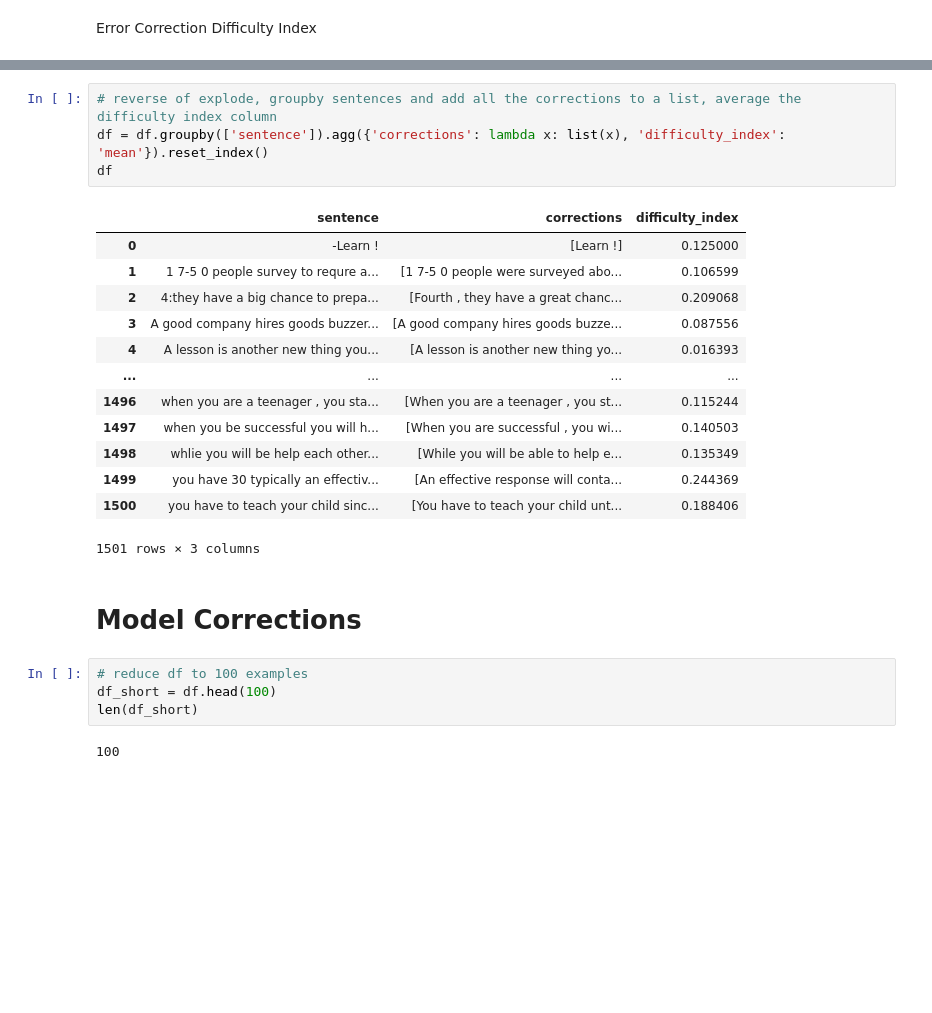
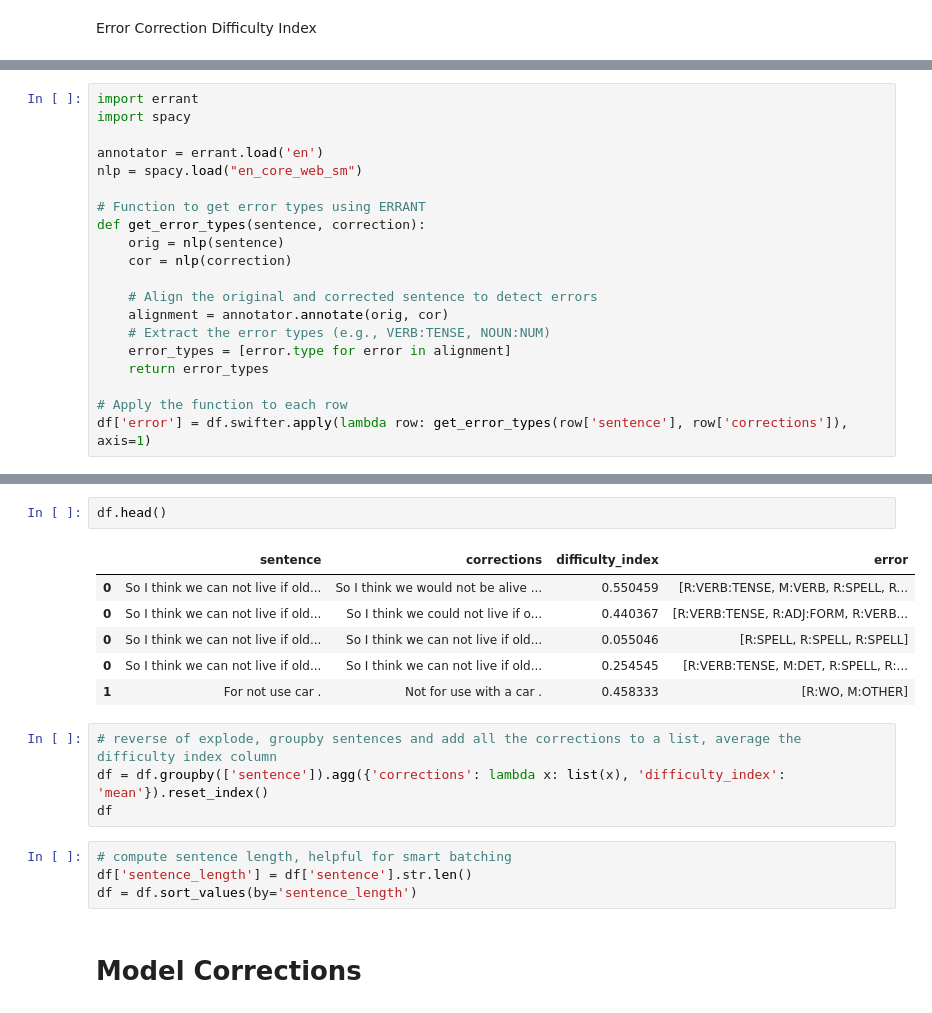
Before and after one commit to Sopralapanca/jet-brains-internship-challenge, a Jupyter notebook: [JBI]ImprovingWritingAssistance.ipynb, the cells around one changed output, grey strips where cells are left out. Drawn from its saved outputs; the diff is of its cells as text; blank space fills up the shorter version.

```diff
--- a/[JBI]ImprovingWritingAssistance.ipynb
+++ b/[JBI]ImprovingWritingAssistance.ipynb
@@ -310,0 +362,20 @@ df.head()
+# %%
+import errant
+import spacy
+
+annotator = errant.load('en')
+nlp = spacy.load("en_core_web_sm")
+
+# Function to get error types using ERRANT
+def get_error_types(sentence, correction):
+    orig = nlp(sentence)
+    cor = nlp(correction)
+
+    # Align the original and corrected sentence to detect errors
+    alignment = annotator.annotate(orig, cor)
+    # Extract the error types (e.g., VERB:TENSE, NOUN:NUM)
+    error_types = [error.type for error in alignment]
+    return error_types
+
+# Apply the function to each row
+df['error'] = df.swifter.apply(lambda row: get_error_types(row['sentence'], row['corrections']), axis=1)
@@ -311,26 +400,19 @@ df.head()
+# %%
+df.head()
+# %% [output]
+|  | sentence | corrections | difficulty_index | error |
+| 0 | So I think we can not live if old... | So I think we would not be alive ... | 0.550459 | [R:VERB:TENSE, M:VERB, R:SPELL, R... |
+| 0 | So I think we can not live if old... | So I think we could not live if o... | 0.440367 | [R:VERB:TENSE, R:ADJ:FORM, R:VERB... |
+| 0 | So I think we can not live if old... | So I think we can not live if old... | 0.055046 | [R:SPELL, R:SPELL, R:SPELL] |
+| 0 | So I think we can not live if old... | So I think we can not live if old... | 0.254545 | [R:VERB:TENSE, M:DET, R:SPELL, R:... |
+| 1 | For not use car . | Not for use with a car . | 0.458333 | [R:WO, M:OTHER] |
 # %%
 # reverse of explode, groupby sentences and add all the corrections to a list, average the difficulty index column
 df = df.groupby(['sentence']).agg({'corrections': lambda x: list(x), 'difficulty_index': 'mean'}).reset_index()
 df
-# %% [output]
-|  | sentence | corrections | difficulty_index |
-| 0 | -Learn ! | [Learn !] | 0.125000 |
-| 1 | 1 7-5 0 people survey to requre a... | [1 7-5 0 people were surveyed abo... | 0.106599 |
-| 2 | 4:they have a big chance to prepa... | [Fourth , they have a great chanc... | 0.209068 |
-| 3 | A good company hires goods buzzer... | [A good company hires goods buzze... | 0.087556 |
-| 4 | A lesson is another new thing you... | [A lesson is another new thing yo... | 0.016393 |
-| ... | ... | ... | ... |
-| 1496 | when you are a teenager , you sta... | [When you are a teenager , you st... | 0.115244 |
-| 1497 | when you be successful you will h... | [When you are successful , you wi... | 0.140503 |
-| 1498 | whlie you will be help each other... | [While you will be able to help e... | 0.135349 |
-| 1499 | you have 30 typically an effectiv... | [An effective response will conta... | 0.244369 |
-| 1500 | you have to teach your child sinc... | [You have to teach your child unt... | 0.188406 |
-1501 rows × 3 columns
+# %%
+# compute sentence length, helpful for smart batching
+df['sentence_length'] = df['sentence'].str.len()
+df = df.sort_values(by='sentence_length')
 # %% [markdown]
 # Model Corrections
-# %%
-# reduce df to 100 examples
-df_short = df.head(100)
-len(df_short)
-# %% [output]
-100
```
Also changed, not shown: parts of 20 cells of this notebook.
